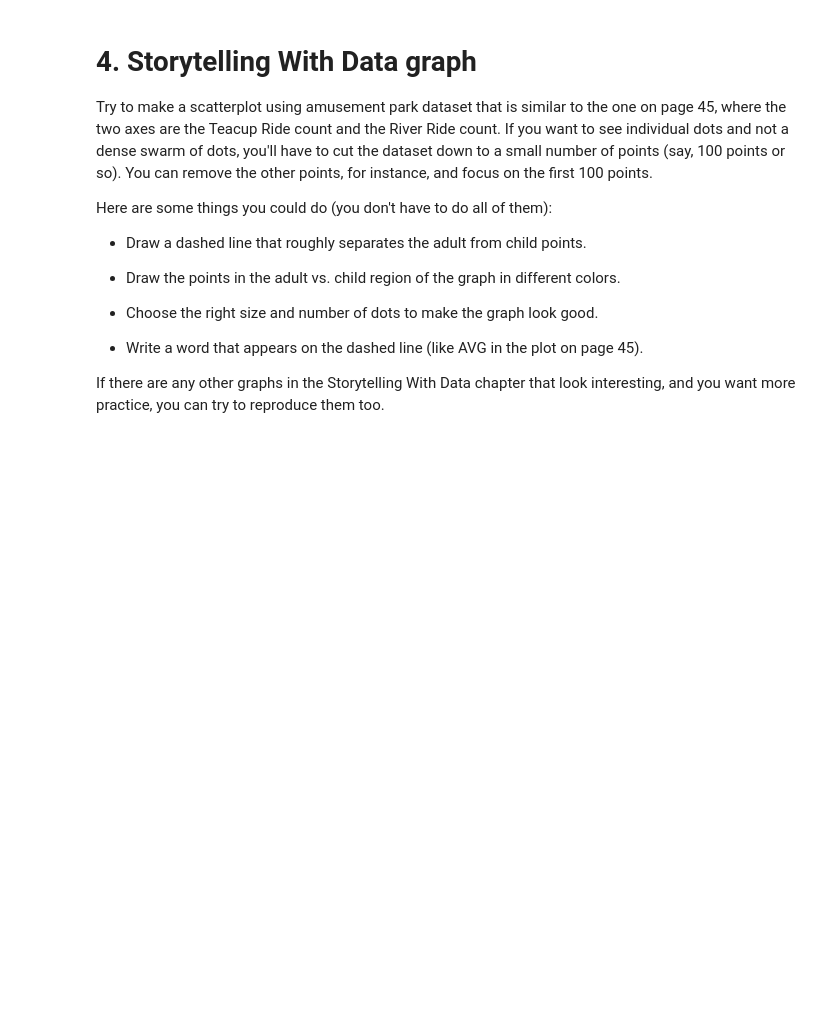
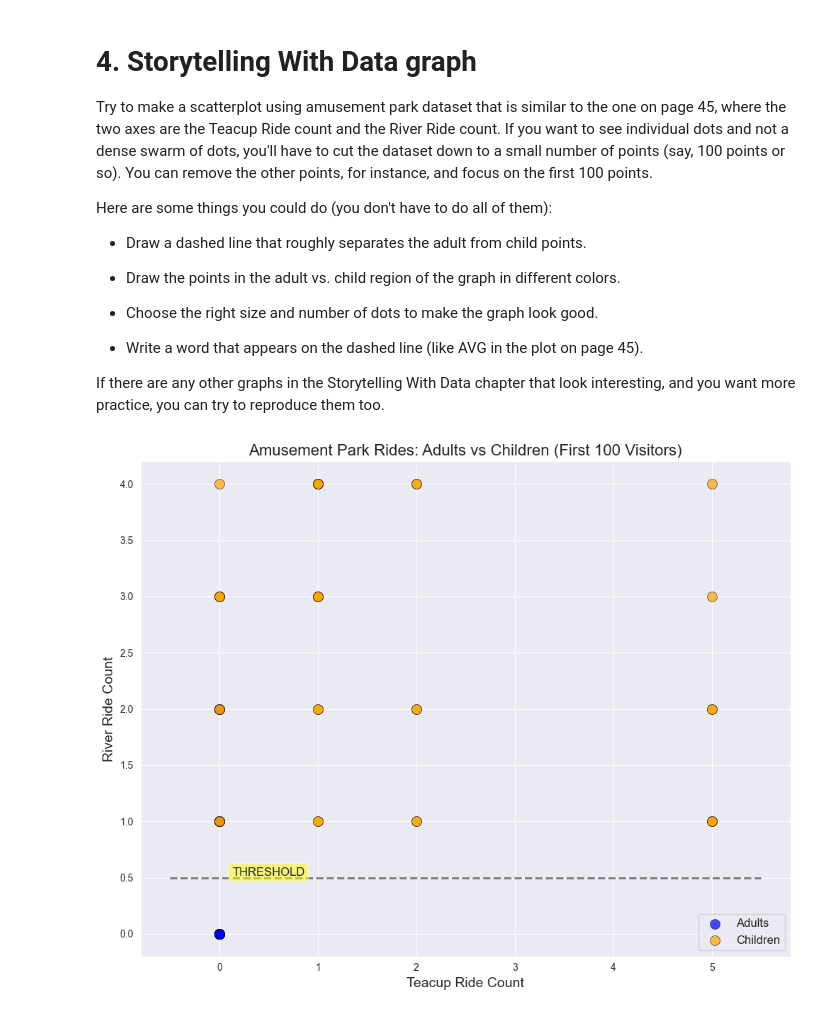
Before and after one commit to reynolkb-bu/bu-cds-dx699-2025-summer, a Jupyter notebook: notebooks/week-3/OMDS-ModB2-Week3-Reynolds-Kyle.ipynb, the cells around one changed output. Drawn from its saved outputs; the diff is of its cells as text; code cells hidden in the pictures; blank space fills up the shorter version.

```diff
--- a/notebooks/week-3/OMDS-ModB2-Week3-Reynolds-Kyle.ipynb
+++ b/notebooks/week-3/OMDS-ModB2-Week3-Reynolds-Kyle.ipynb
@@ -469,3 +469,30 @@ Here are some things you could do (you don't have to do all of them):
 * Write a word that appears on the dashed line (like AVG in the plot on page 45).
 
 If there are any other graphs in the Storytelling With Data chapter that look interesting, and you want more practice, you can try to reproduce them too.
+# %%
+df_subset = df.iloc[:100]
+plt.figure(figsize=(10, 8))
+
+adults = df_subset[df_subset['IsAdult'] == True]
+children = df_subset[df_subset['IsAdult'] == False]
+
+plt.scatter(adults['TeacupRide'], adults['RiverRide'],
+           c='blue', s=100, alpha=0.7, label='Adults', edgecolors='black', linewidth=0.5)
+plt.scatter(children['TeacupRide'], children['RiverRide'],
+           c='orange', s=100, alpha=0.7, label='Children', edgecolors='black', linewidth=0.5)
+
+x_line = np.array([-0.5, 5.5])
+y_line = np.array([0.5, 0.5])  # Horizontal line at y=2.5
+plt.plot(x_line, y_line, 'k--', linewidth=2, alpha=0.5)
+
+plt.text(0.5, 0.5, 'THRESHOLD', fontsize=12, ha='center', va='bottom',
+         bbox=dict(boxstyle='round,pad=0.3', facecolor='yellow', alpha=0.5))
+
+plt.xlabel('Teacup Ride Count', fontsize=14)
+plt.ylabel('River Ride Count', fontsize=14)
+plt.title('Amusement Park Rides: Adults vs Children (First 100 Visitors)', fontsize=16)
+plt.legend(fontsize=12)
+plt.tight_layout()
+plt.show()
+# %% [output]
+[figure, added]
```
Also changed, not shown: parts of 12 cells of this notebook.
